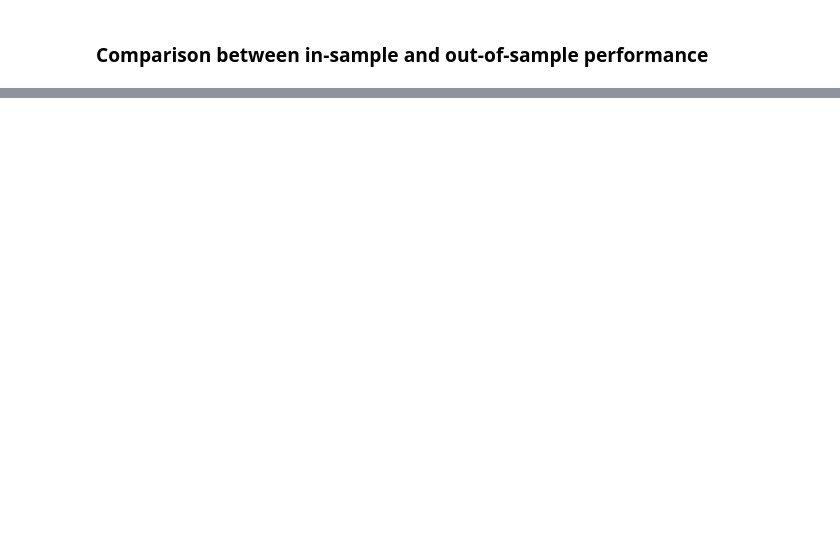
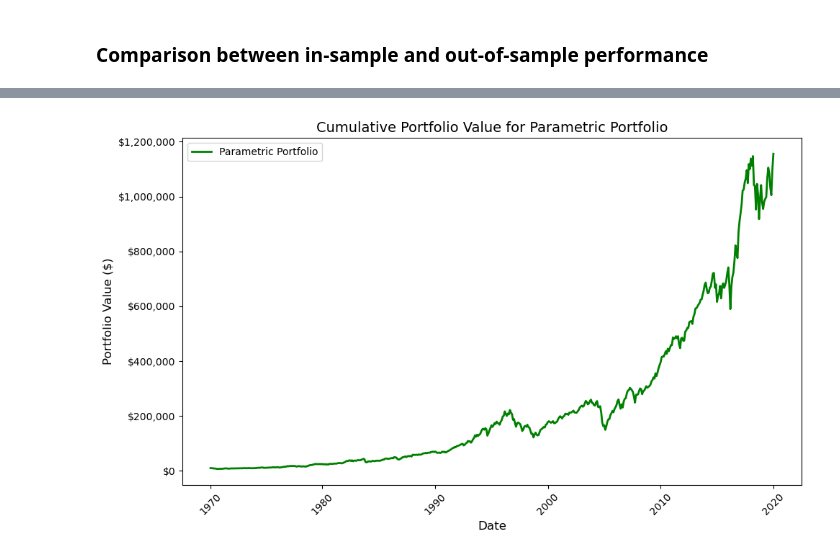
Before and after one commit to fangsitang/TP2_PortfolioManagement, a Jupyter notebook: partC.ipynb, the cells around one changed output, grey strips where cells are left out. Drawn from its saved outputs; the diff is of its cells as text; code cells hidden in the pictures; blank space fills up the shorter version.

```diff
--- a/partC.ipynb
+++ b/partC.ipynb
@@ -400,0 +466,39 @@ Sharpe Ratio Improvement: 17.83%
+# %%
+import matplotlib.pyplot as plt
+import pandas as pd
+import numpy as np
+import matplotlib.ticker as ticker
+
+# Initial portfolio value
+initial_portfolio_value = 10000
+
+# Calculate cumulative return for the Parametric Portfolio (out_sample_results)
+parametric_portfolio_value = [initial_portfolio_value]
+for i in range(1, len(out_sample_results)):
+    portfolio_return = out_sample_results['portfolio_return'].iloc[i] / 100  # Convert percentage returns to decimals
+    new_portfolio_value = parametric_portfolio_value[-1] * (1 + portfolio_return)
+    parametric_portfolio_value.append(new_portfolio_value)
+
+# Convert parametric portfolio value list into a pandas series
+parametric_portfolio_value_series = pd.Series(parametric_portfolio_value, index=out_sample_results.index)
+
+# Plot the Parametric Portfolio cumulative returns
+plt.figure(figsize=(10, 6))
+plt.plot(parametric_portfolio_value_series.index, parametric_portfolio_value_series, label='Parametric Portfolio', color='green', linewidth=2)
+plt.title('Cumulative Portfolio Value for Parametric Portfolio', fontsize=14)
+plt.xlabel('Date', fontsize=12)
+plt.ylabel('Portfolio Value ($)', fontsize=12)
+plt.legend()
+
+# Manually set x-ticks for every decade
+tick_positions = np.linspace(0, len(parametric_portfolio_value_series) - 1, num=6, dtype=int)  # Calculate positions dynamically for 6 labels
+tick_labels = [str(year) for year in range(1970, 2024, 10)]  # Adjust required range
+
+#set x y labels and ticks
+plt.xticks(ticks=tick_positions, labels=tick_labels, rotation=45)
+plt.gca().yaxis.set_major_formatter(ticker.FuncFormatter(lambda x, pos: f'${x:,.0f}'))
+
+plt.tight_layout()
+plt.show()
+# %% [output]
+[figure, added]
```
Also changed, not shown: parts of 4 cells of this notebook.
